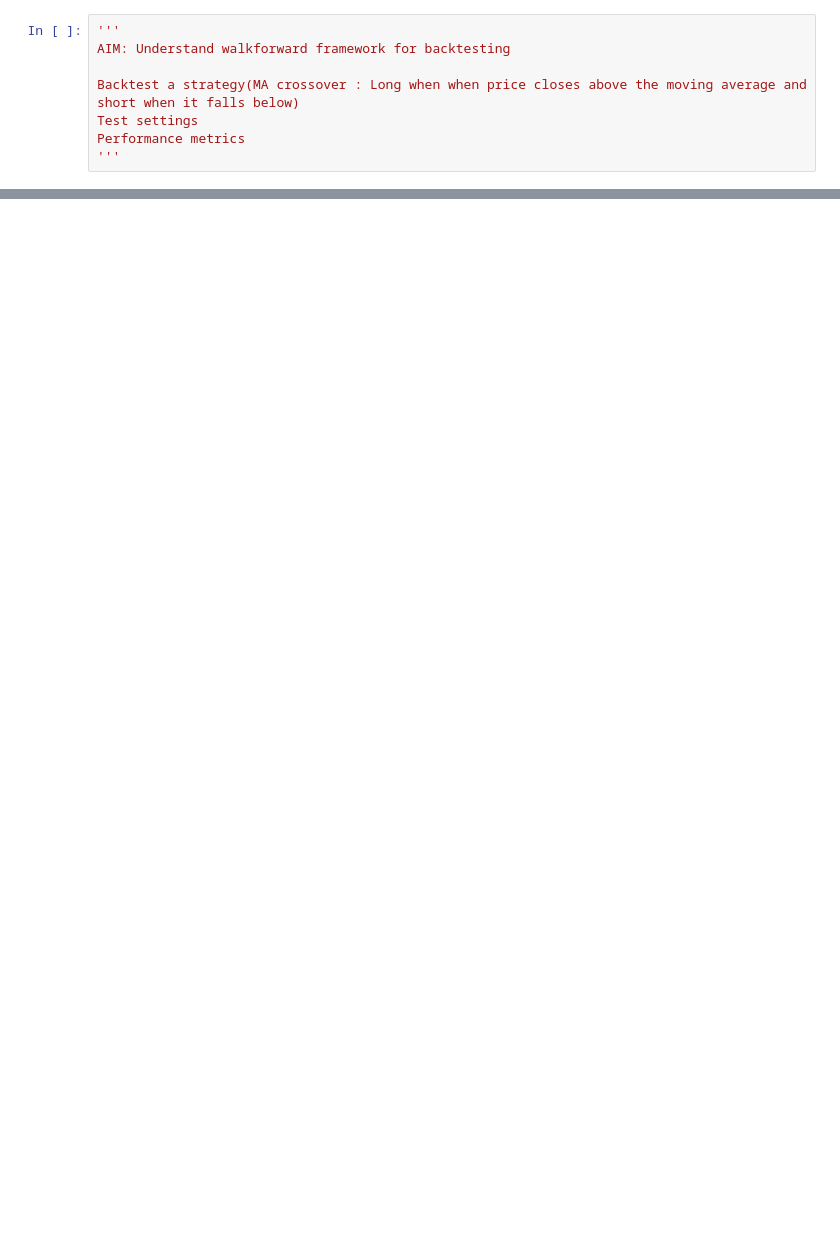
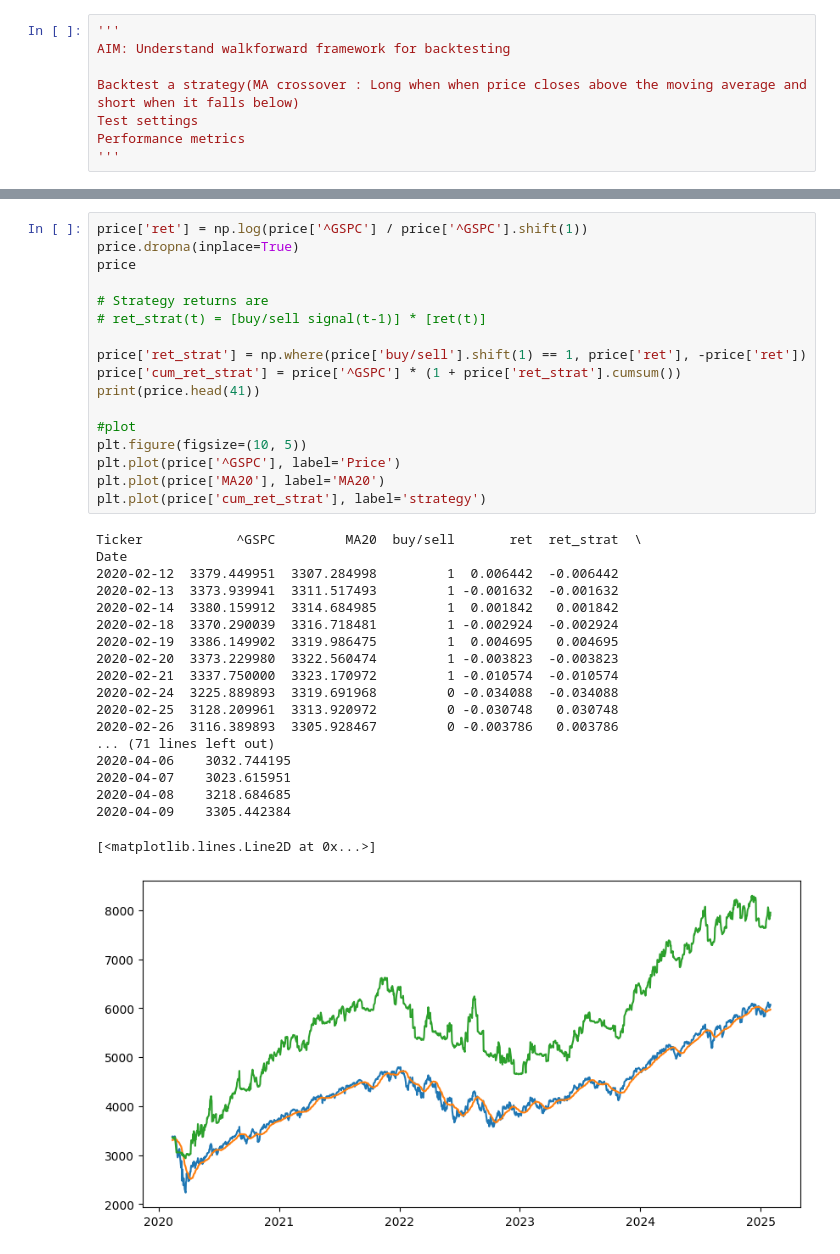
Before and after one commit to amanpoonia/SBeta_preparation, a Jupyter notebook: Backtesting/WF_fundamentals.ipynb, the cells around one changed output, grey strips where cells are left out. Saved outputs shown, nothing was run; the diff lists cells and outputs as text; blank space fills up the shorter version.

```diff
--- a/Backtesting/WF_fundamentals.ipynb
+++ b/Backtesting/WF_fundamentals.ipynb
@@ -71 +71,38 @@ Date
+# %%
+price['ret'] = np.log(price['^GSPC'] / price['^GSPC'].shift(1))
+price.dropna(inplace=True)
+price
+
+# Strategy returns are
+# ret_strat(t) = [buy/sell signal(t-1)] * [ret(t)]
+
+price['ret_strat'] = np.where(price['buy/sell'].shift(1) == 1, price['ret'], -price['ret'])
+price['cum_ret_strat'] = price['^GSPC'] * (1 + price['ret_strat'].cumsum())
+print(price.head(41))
+
+#plot
+plt.figure(figsize=(10, 5))
+plt.plot(price['^GSPC'], label='Price')
+plt.plot(price['MA20'], label='MA20')
+plt.plot(price['cum_ret_strat'], label='strategy')
+# %% [output]
+Ticker            ^GSPC         MA20  buy/sell       ret  ret_strat  \
+Date
+2020-02-12  3379.449951  3307.284998         1  0.006442  -0.006442
+2020-02-13  3373.939941  3311.517493         1 -0.001632  -0.001632
+2020-02-14  3380.159912  3314.684985         1  0.001842   0.001842
+2020-02-18  3370.290039  3316.718481         1 -0.002924  -0.002924
+2020-02-19  3386.149902  3319.986475         1  0.004695   0.004695
+2020-02-20  3373.229980  3322.560474         1 -0.003823  -0.003823
+2020-02-21  3337.750000  3323.170972         1 -0.010574  -0.010574
+2020-02-24  3225.889893  3319.691968         0 -0.034088  -0.034088
+2020-02-25  3128.209961  3313.920972         0 -0.030748   0.030748
+2020-02-26  3116.389893  3305.928467         0 -0.003786   0.003786
+... (71 lines left out)
+2020-04-06    3032.744195
+2020-04-07    3023.615951
+2020-04-08    3218.684685
+2020-04-09    3305.442384
+[<matplotlib.lines.Line2D at 0x...>]
+[figure, added]
 # %%
```
Also changed, not shown: parts of 5 cells of this notebook.
